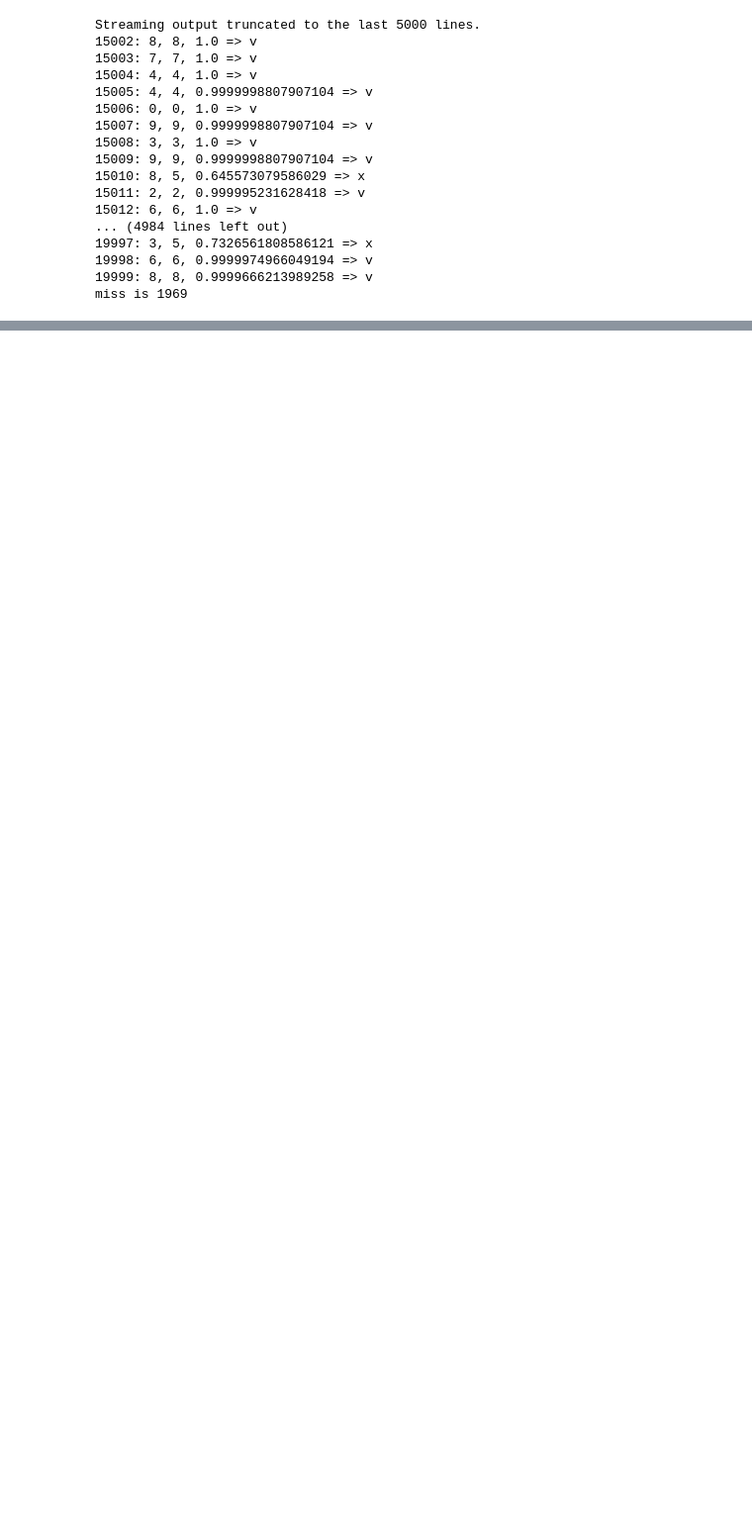
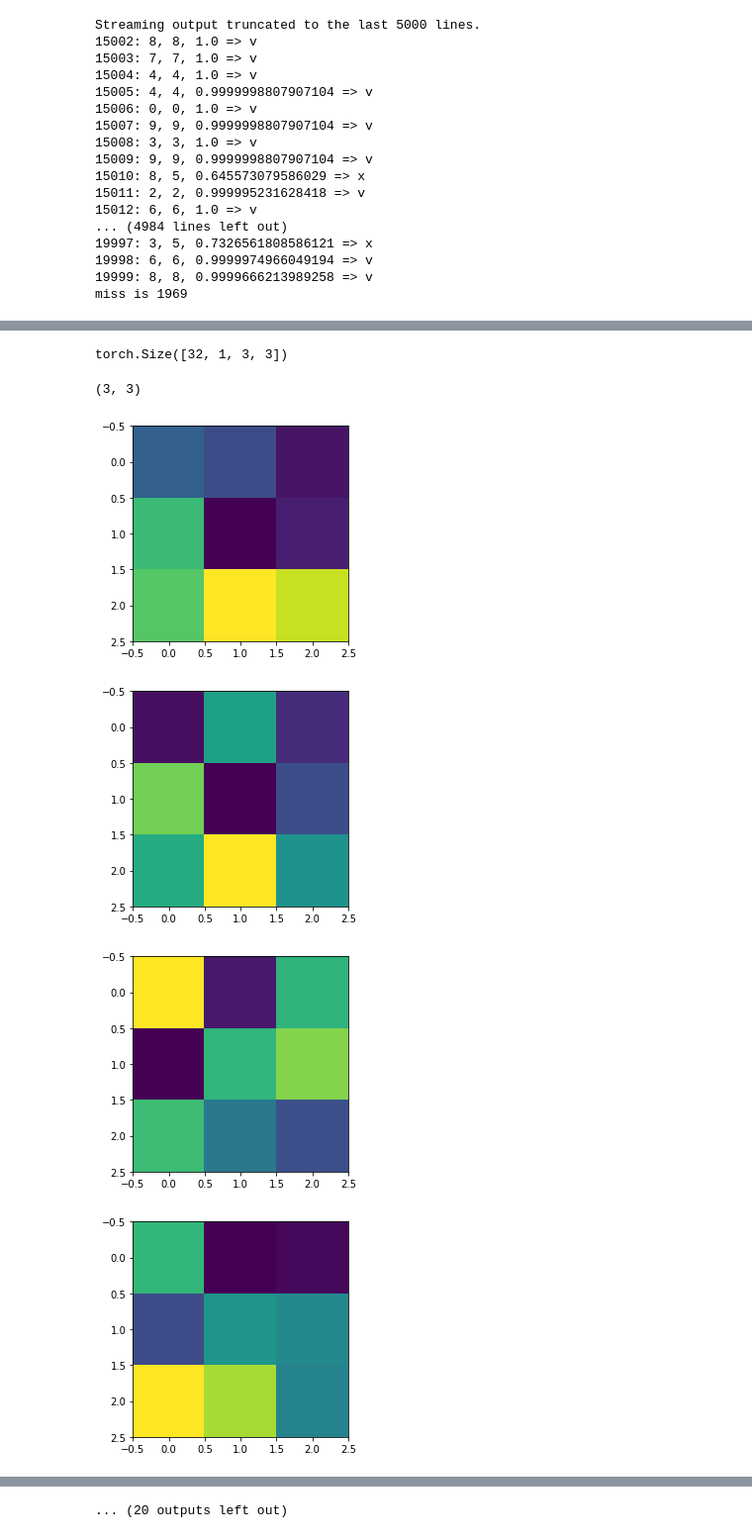
Before and after one commit to liushuyu6666/AI_relative, a Jupyter notebook: algorithm_explore/CNN_MNIST.ipynb, the cells around one changed output, grey strips where cells are left out. Shown at 99% size. Cells and saved outputs as stored; diff of their text form; code cells hidden in the pictures; blank space fills up the shorter version.

```diff
--- a/algorithm_explore/CNN_MNIST.ipynb
+++ b/algorithm_explore/CNN_MNIST.ipynb
@@ -478,30 +475 @@ correct_rate
 ==============================
-# %%
-optimizer = optim.SGD(net2.parameters(), lr=0.01)
-epochs = 3000
-epoch_list = []
-loss_list = []
-fig, ax = plt.subplots()
-lr = 0.01
-
-for epoch in tnrange(epochs, desc='epoch'):
-    optimizer.zero_grad()
-    out = net2(X_train)
-    loss = net2.loss(out, Y_train)
-    loss.backward()
-    optimizer.step()    # Does the update
-    # net1.conv1.weight.data = (net1.conv1.weight.data - lr * net1.conv1.weight.grad).detach()
-    # net1.conv1.bias.data = (net1.conv1.bias.data - lr * net1.conv1.bias.grad).detach()
-    # net1.conv2.weight.data = (net1.conv2.weight.data - lr * net1.conv2.weight.grad).detach()
-    # net1.conv2.bias.data = (net1.conv2.bias.data - lr * net1.conv2.bias.grad).detach()
-    # net1.fc1.weight.data = (net1.fc1.weight.data - lr * net1.fc1.weight.grad).detach()
-    # net1.fc1.bias.data = (net1.fc1.bias.data - lr * net1.fc1.bias.grad).detach()
-    # net1.fc2.weight.data = (net1.fc2.weight.data - lr * net1.fc2.weight.grad).detach()
-    # net1.fc2.bias.data = (net1.fc2.bias.data - lr * net1.fc2.bias.grad).detach()
-    epoch_list.append(epoch)
-    loss_list.append(loss.item())
-    if(epoch % 100 == 0):
-        print(f"in {epoch}: {loss}")
-
-sns.lineplot(x=epoch_list, y=loss_list, color='red', label='predict line', ax=ax)
-plt.title(f"mse {loss}")
@@ -572,0 +595,20 @@ tensor([5])
+# %%
+w1 = net1.conv1.weight
+w1.size()
+# %% [output]
+torch.Size([32, 1, 3, 3])
+# %%
+w1_np = w1.cpu().detach().numpy()
+# %%
+w1_np[0][0].shape
+# %% [output]
+(3, 3)
+# %%
+for i in range(w1_np.shape[0]):
+    plt.imshow(w1_np[i][0])
+    plt.show()
+# %% [output]
+[figure, added]
+[figure, added]
+[figure, added]
+[figure, added]
@@ -572,0 +623 @@ tensor([5])
+... (20 outputs left out)
```
Also changed, not shown: parts of 29 cells of this notebook, 4 other files.
